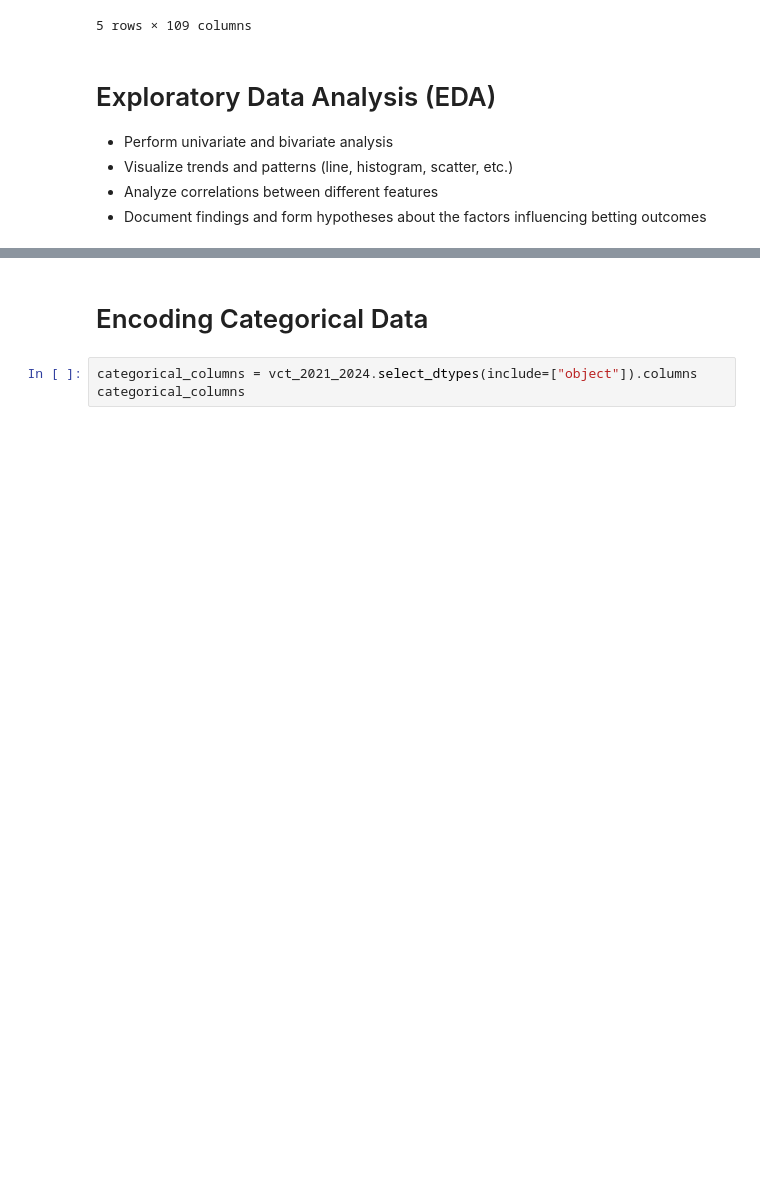
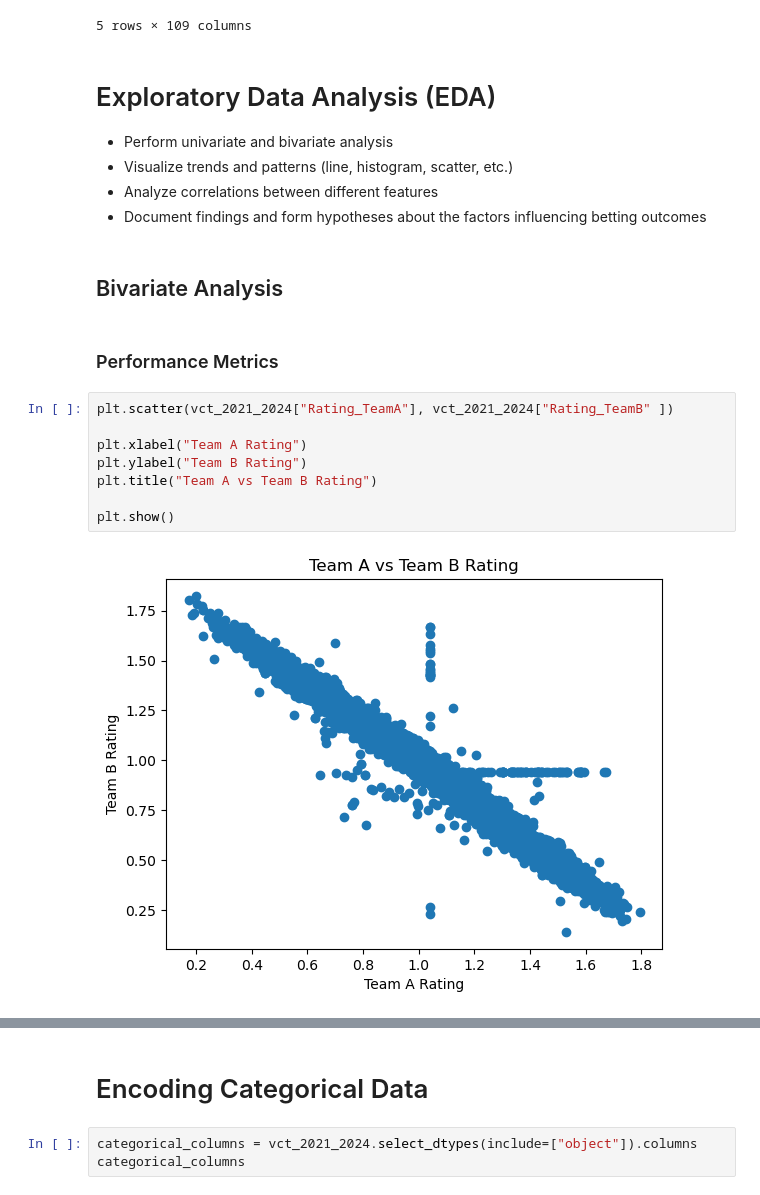
Before and after one commit to rimvelvet31/vct_predictive_model, a Jupyter notebook: notebook.ipynb, the cells around one changed output, grey strips where cells are left out. Cells and saved outputs as stored; diff of their text form; blank space fills up the shorter version.

Commit message:
created bivariate analysis

```diff
--- a/notebook.ipynb
+++ b/notebook.ipynb
@@ -574,3 +575,17 @@ vct_2021_2024.head()
 - Visualize trends and patterns (line, histogram, scatter, etc.)
 - Analyze correlations between different features
 - Document findings and form hypotheses about the factors influencing betting outcomes
+# %% [markdown]
+## Bivariate Analysis
+# %% [markdown]
+### Performance Metrics
+# %%
+plt.scatter(vct_2021_2024["Rating_TeamA"], vct_2021_2024["Rating_TeamB" ])
+
+plt.xlabel("Team A Rating")
+plt.ylabel("Team B Rating")
+plt.title("Team A vs Team B Rating")
+
+plt.show()
+# %% [output]
+[figure, added]
```
Also changed, not shown: parts of 55 cells of this notebook.
